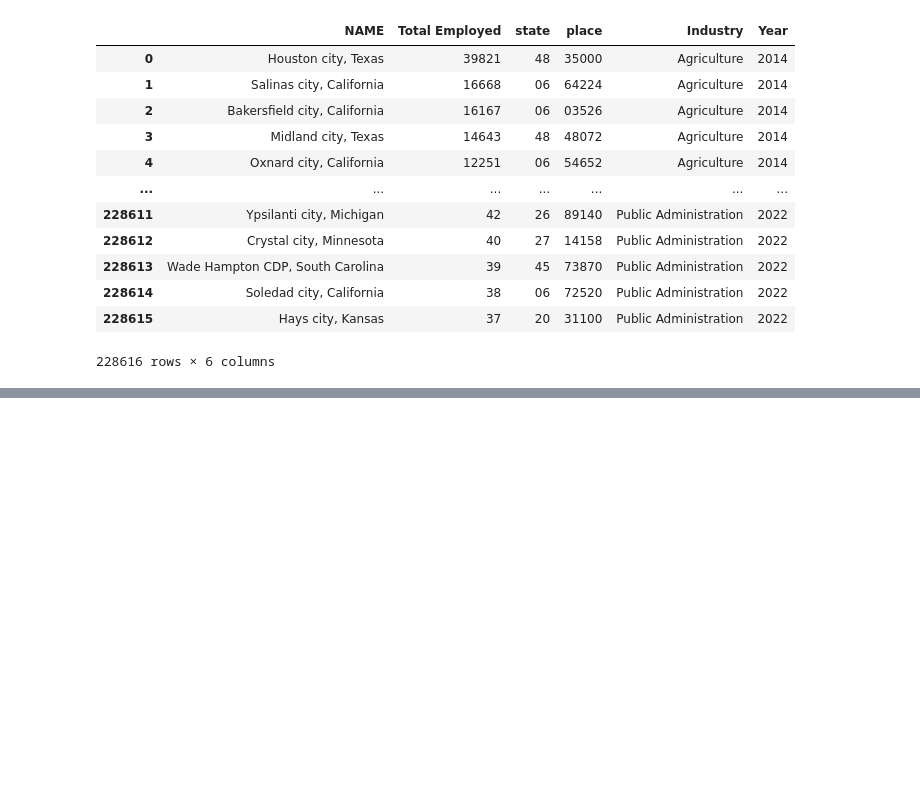
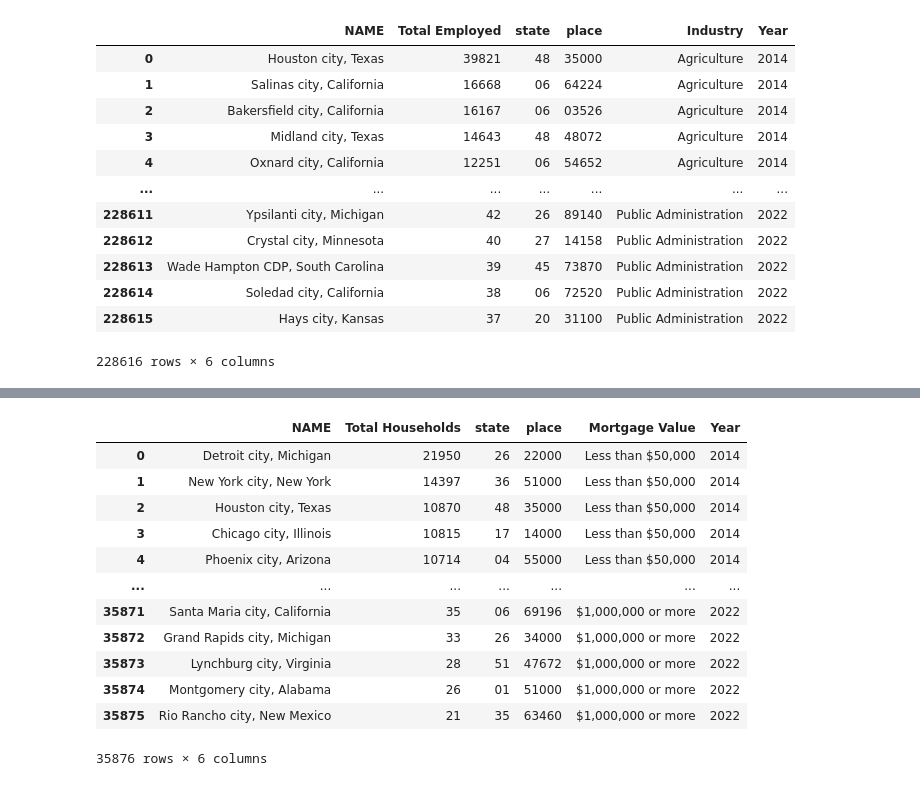
Before and after one commit to DRroth76/census_analysis_machine_learning_model, a Jupyter notebook: yearly_industry.ipynb, the cells around one changed output, grey strips where cells are left out. Saved outputs shown, nothing was run; the diff lists cells and outputs as text; code cells hidden in the pictures; blank space fills up the shorter version.

```diff
--- a/yearly_industry.ipynb
+++ b/yearly_industry.ipynb
@@ -255,0 +428,36 @@ full_data
+# %%
+mortgage_df = pd.DataFrame()
+# %%
+mortgage_values_list = ['Less than $50,000', '$50,000 to $99,999', '$100,000 to $149,999', '$150,000 to $199,999', '$200,000 to $299,999',
+                   '$300,000 to $499,999', '$500,000 to $749,999', '$750,000 to $999,999', '$1,000,000 or more']
+# %%
+for mortgage_index in range(len(mortgage_values_list)):  # Loop over the index of industry_list
+    mortgage_int = str(mortgage_index + 3).zfill(2)  # Construct industry_int based on industry_index
+    try:
+        mortgage_data = pd.DataFrame()  # Initialize as an empty DataFrame for each industry
+        print(f"Fetching data for households with mortgage values {mortgage_values_list[mortgage_index]}...")
+        for year in range(2014, 2023):
+            print(f"Fetching data for year {year}...")
+            url = f'https://api.census.gov/data/{year}/acs/acs1?get=NAME,B25096_0{mortgage_int}E&for=place:*&key={census_api}'
+            response = requests.get(url)
+            if response.status_code == 200:
+                json_response = response.json()
+                data = pd.DataFrame(json_response[1:], columns=json_response[0])
+                data = data.rename(columns={f'B25096_0{mortgage_int}E': 'Total Households'})
+                data = data.dropna()
+                data = data.loc[data['Total Households'] != '0']
+                data['Mortgage Value'] = mortgage_values_list[mortgage_index]
+                data['Total Households'] = data['Total Households'].astype(int)
+                data = data.sort_values('Total Households', ascending=False)
+                data['Year'] = str(year)
+                mortgage_data = pd.concat([mortgage_data, data], ignore_index=True)  # Concatenate data for each year
+                print(f"Data for year {year} fetched successfully.")
+                print(f"Size of mortgage data: {mortgage_data.shape}")
+                print(f"Size of data after concatenation: {data.shape}")
+            else:
+                print(f"Error fetching data for year {year}: Status code {response.status_code}")
+        mortgage_df = pd.concat([mortgage_df, mortgage_data], ignore_index=True)  # Concatenate data for each industry
+        print(f"Size of combined data: {mortgage_df.shape}")
+    except Exception as e:
+        print(f'Error fetching data for households with mortgage values {mortgage_values_list[mortgage_index]}: {e}')
+print(mortgage_df)
@@ -255,0 +482,16 @@ full_data
+# %%
+mortgage_df
+# %% [output]
+|  | NAME | Total Households | state | place | Mortgage Value | Year |
+| 0 | Detroit city, Michigan | 21950 | 26 | 22000 | Less than $50,000 | 2014 |
+| 1 | New York city, New York | 14397 | 36 | 51000 | Less than $50,000 | 2014 |
+| 2 | Houston city, Texas | 10870 | 48 | 35000 | Less than $50,000 | 2014 |
+| 3 | Chicago city, Illinois | 10815 | 17 | 14000 | Less than $50,000 | 2014 |
+| 4 | Phoenix city, Arizona | 10714 | 04 | 55000 | Less than $50,000 | 2014 |
+| ... | ... | ... | ... | ... | ... | ... |
+| 35871 | Santa Maria city, California | 35 | 06 | 69196 | $1,000,000 or more | 2022 |
+| 35872 | Grand Rapids city, Michigan | 33 | 26 | 34000 | $1,000,000 or more | 2022 |
+| 35873 | Lynchburg city, Virginia | 28 | 51 | 47672 | $1,000,000 or more | 2022 |
+| 35874 | Montgomery city, Alabama | 26 | 01 | 51000 | $1,000,000 or more | 2022 |
+| 35875 | Rio Rancho city, New Mexico | 21 | 35 | 63460 | $1,000,000 or more | 2022 |
+35876 rows × 6 columns
```
Also changed, not shown: parts of 16 cells of this notebook, 1 other file.
